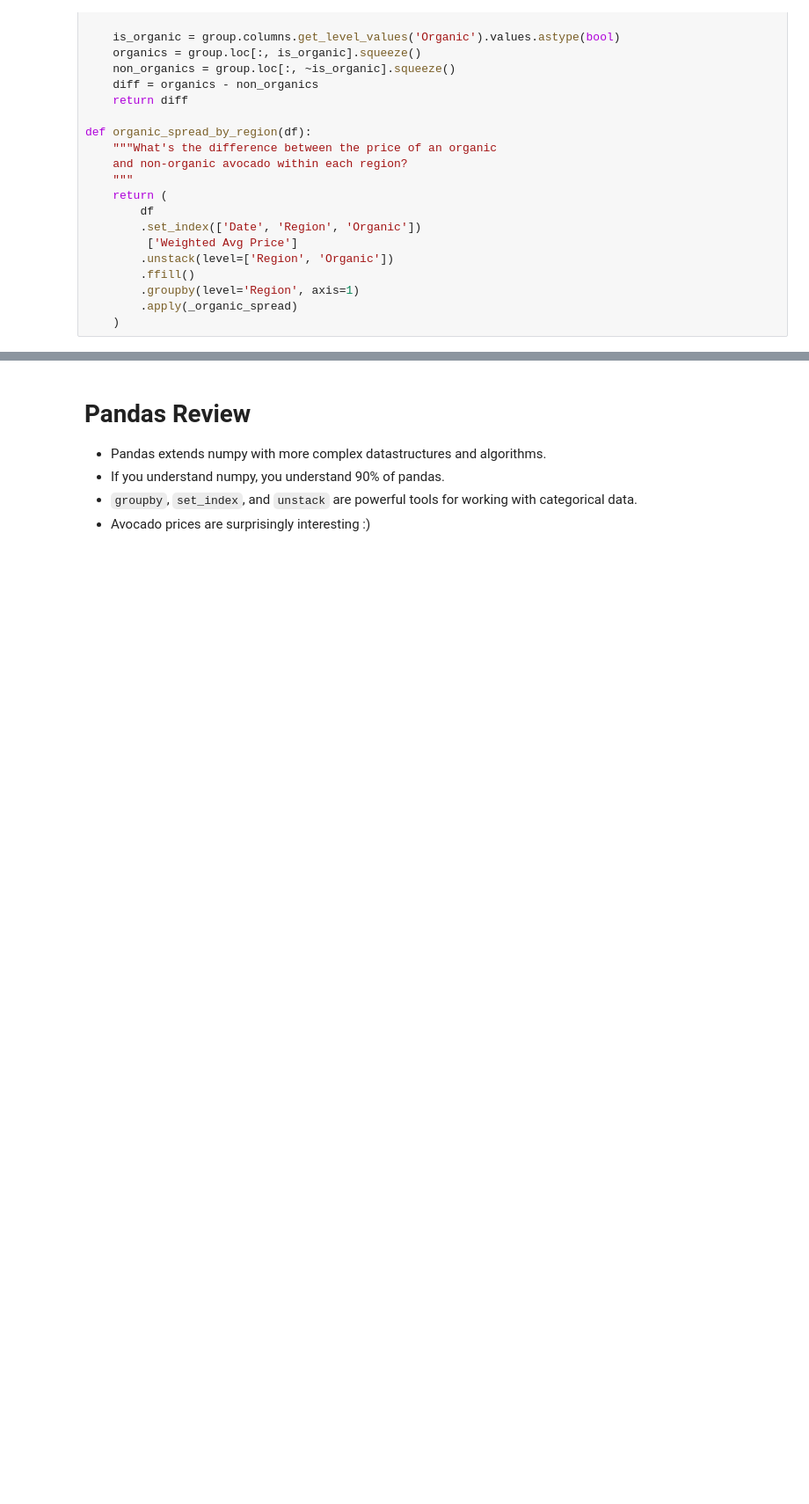
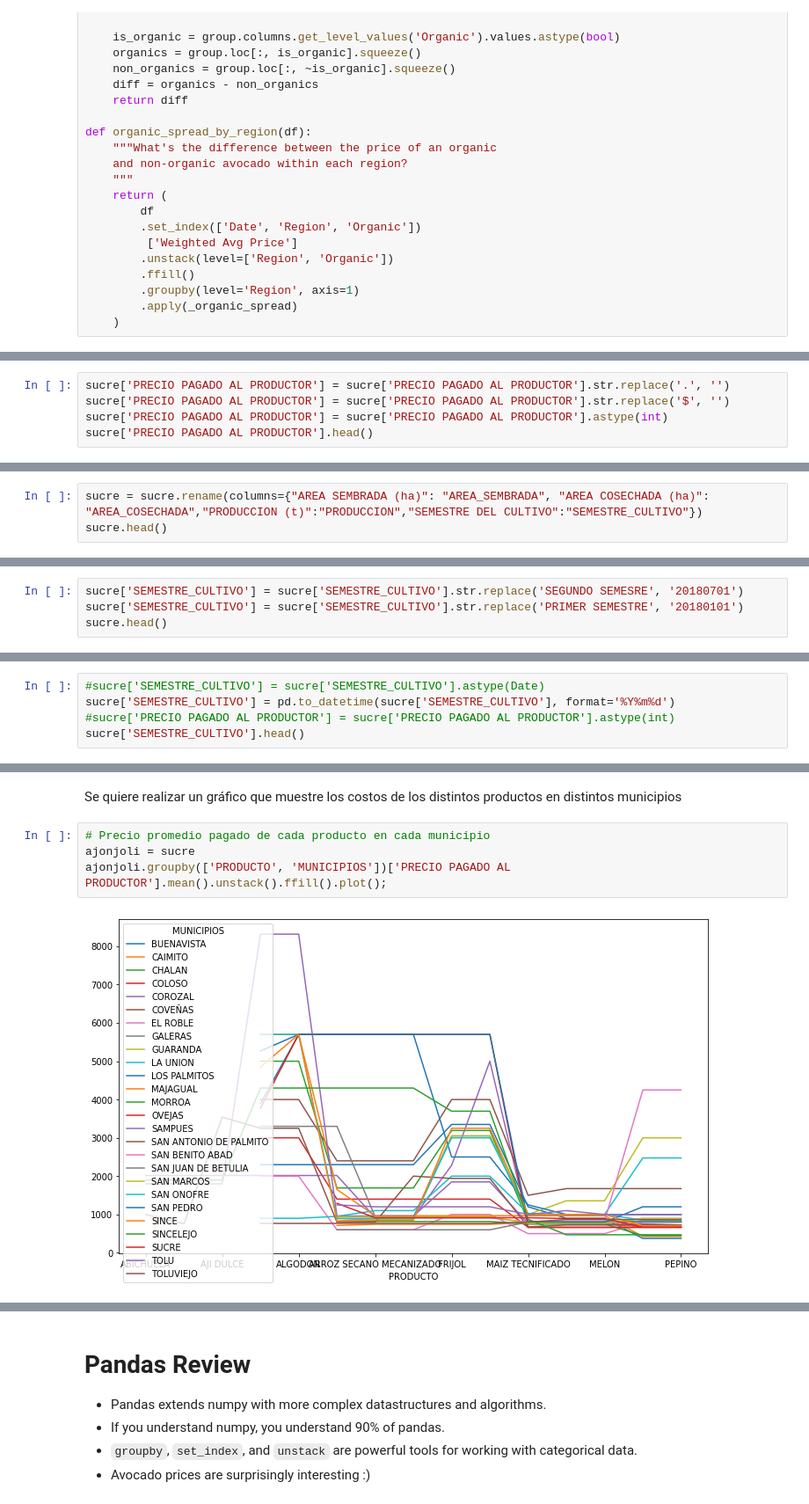
Before and after one commit to juarodriguezc/AlgorithmsUN2021I, a Jupyter notebook: Lab2/juarodriguezcscottsanderson.ipynb, the cells around one changed output, grey strips where cells are left out. Shown at 88% size. Saved outputs shown, nothing was run; the diff lists cells and outputs as text; blank space fills up the shorter version.

```diff
--- a/Lab2/juarodriguezcscottsanderson.ipynb
+++ b/Lab2/juarodriguezcscottsanderson.ipynb
@@ -1191,0 +1901,5 @@ ax.set_xticklabels(ax.get_xticklabels(), rotation=45);
+# %%
+sucre['PRECIO PAGADO AL PRODUCTOR'] = sucre['PRECIO PAGADO AL PRODUCTOR'].str.replace('.', '')
+sucre['PRECIO PAGADO AL PRODUCTOR'] = sucre['PRECIO PAGADO AL PRODUCTOR'].str.replace('$', '')
+sucre['PRECIO PAGADO AL PRODUCTOR'] = sucre['PRECIO PAGADO AL PRODUCTOR'].astype(int)
+sucre['PRECIO PAGADO AL PRODUCTOR'].head()
@@ -1191,0 +1928,3 @@ ax.set_xticklabels(ax.get_xticklabels(), rotation=45);
+# %%
+sucre = sucre.rename(columns={"AREA SEMBRADA (ha)": "AREA_SEMBRADA", "AREA COSECHADA (ha)": "AREA_COSECHADA","PRODUCCION (t)":"PRODUCCION","SEMESTRE DEL CULTIVO":"SEMESTRE_CULTIVO"})
+sucre.head()
@@ -1191,0 +1940,4 @@ ax.set_xticklabels(ax.get_xticklabels(), rotation=45);
+# %%
+sucre['SEMESTRE_CULTIVO'] = sucre['SEMESTRE_CULTIVO'].str.replace('SEGUNDO SEMESRE', '20180701')
+sucre['SEMESTRE_CULTIVO'] = sucre['SEMESTRE_CULTIVO'].str.replace('PRIMER SEMESTRE', '20180101')
+sucre.head()
@@ -1191,0 +1951,5 @@ ax.set_xticklabels(ax.get_xticklabels(), rotation=45);
+# %%
+#sucre['SEMESTRE_CULTIVO'] = sucre['SEMESTRE_CULTIVO'].astype(Date)
+sucre['SEMESTRE_CULTIVO'] = pd.to_datetime(sucre['SEMESTRE_CULTIVO'], format='%Y%m%d')
+#sucre['PRECIO PAGADO AL PRODUCTOR'] = sucre['PRECIO PAGADO AL PRODUCTOR'].astype(int)
+sucre['SEMESTRE_CULTIVO'].head()
@@ -1191,0 +1976,8 @@ ax.set_xticklabels(ax.get_xticklabels(), rotation=45);
+# %% [markdown]
+Se quiere realizar un gráfico que muestre los costos de los distintos productos en distintos municipios
+# %%
+# Precio promedio pagado de cada producto en cada municipio
+ajonjoli = sucre
+ajonjoli.groupby(['PRODUCTO', 'MUNICIPIOS'])['PRECIO PAGADO AL PRODUCTOR'].mean().unstack().ffill().plot();
+# %% [output]
+[figure, added]
```
Also changed, not shown: parts of 121 cells of this notebook.
